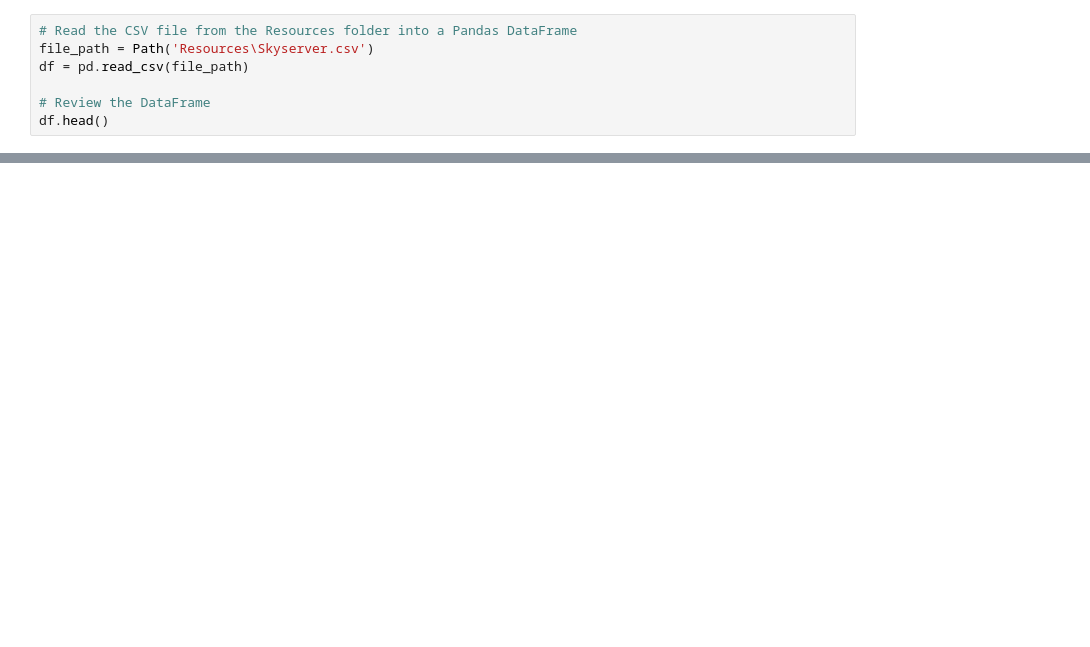
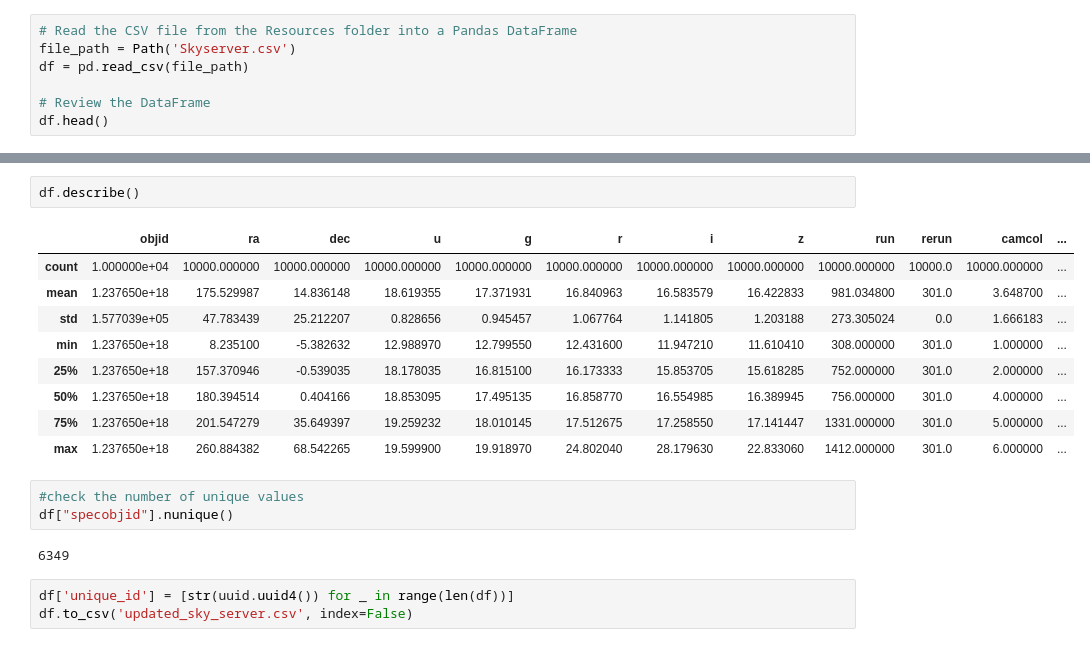
Before and after one commit to AditiNankar/class_project_4, a Jupyter notebook: Resources/sky_survey.ipynb, the cells around one changed output, grey strips where cells are left out. Cells and saved outputs as stored; diff of their text form; blank space fills up the shorter version.

Commit message:
created unique id csv file

```diff
--- a/Resources/sky_survey.ipynb
+++ b/Resources/sky_survey.ipynb
@@ -12,7 +13,7 @@ from sklearn.metrics import confusion_matrix, classification_report
 [interactive output not drawn]
 # %%
 # Read the CSV file from the Resources folder into a Pandas DataFrame
-file_path = Path('Resources\Skyserver.csv')
+file_path = Path('Skyserver.csv')
 df = pd.read_csv(file_path)
 
 # Review the DataFrame
@@ -21,0 +28,20 @@ FileNotFoundError: [Errno 2] No such file or directory: 'Resources\\Skyserver.cs
+# %%
+df.describe()
+# %% [output]
+|  | objid | ra | dec | u | g | r | i | z | run | rerun | camcol | ... |
+| count | 1.000000e+04 | 10000.000000 | 10000.000000 | 10000.000000 | 10000.000000 | 10000.000000 | 10000.000000 | 10000.000000 | 10000.000000 | 10000.0 | 10000.000000 | ... |
+| mean | 1.237650e+18 | 175.529987 | 14.836148 | 18.619355 | 17.371931 | 16.840963 | 16.583579 | 16.422833 | 981.034800 | 301.0 | 3.648700 | ... |
+| std | 1.577039e+05 | 47.783439 | 25.212207 | 0.828656 | 0.945457 | 1.067764 | 1.141805 | 1.203188 | 273.305024 | 0.0 | 1.666183 | ... |
+| min | 1.237650e+18 | 8.235100 | -5.382632 | 12.988970 | 12.799550 | 12.431600 | 11.947210 | 11.610410 | 308.000000 | 301.0 | 1.000000 | ... |
+| 25% | 1.237650e+18 | 157.370946 | -0.539035 | 18.178035 | 16.815100 | 16.173333 | 15.853705 | 15.618285 | 752.000000 | 301.0 | 2.000000 | ... |
+| 50% | 1.237650e+18 | 180.394514 | 0.404166 | 18.853095 | 17.495135 | 16.858770 | 16.554985 | 16.389945 | 756.000000 | 301.0 | 4.000000 | ... |
+| 75% | 1.237650e+18 | 201.547279 | 35.649397 | 19.259232 | 18.010145 | 17.512675 | 17.258550 | 17.141447 | 1331.000000 | 301.0 | 5.000000 | ... |
+| max | 1.237650e+18 | 260.884382 | 68.542265 | 19.599900 | 19.918970 | 24.802040 | 28.179630 | 22.833060 | 1412.000000 | 301.0 | 6.000000 | ... |
+# %%
+#check the number of unique values
+df["specobjid"].nunique()
+# %% [output]
+6349
+# %%
+df['unique_id'] = [str(uuid.uuid4()) for _ in range(len(df))]
+df.to_csv('updated_sky_server.csv', index=False)
```
Also changed, not shown: parts of 2 cells of this notebook, 1 other file.
